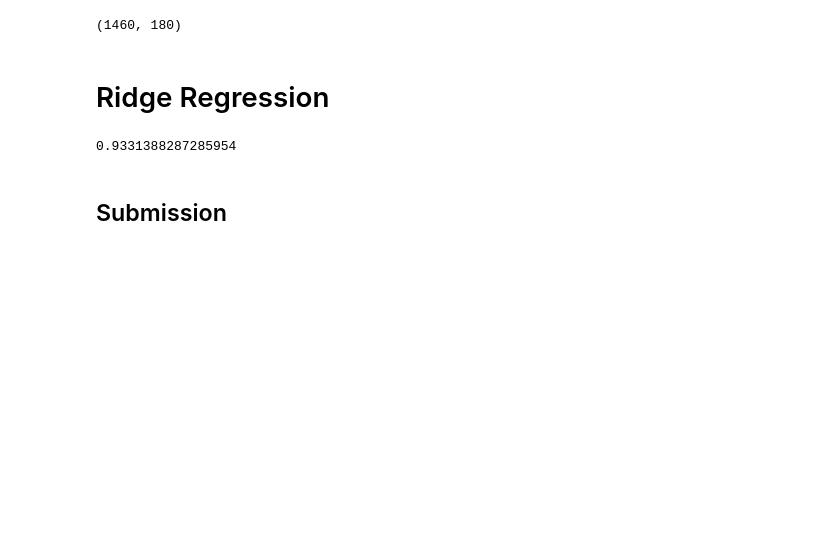
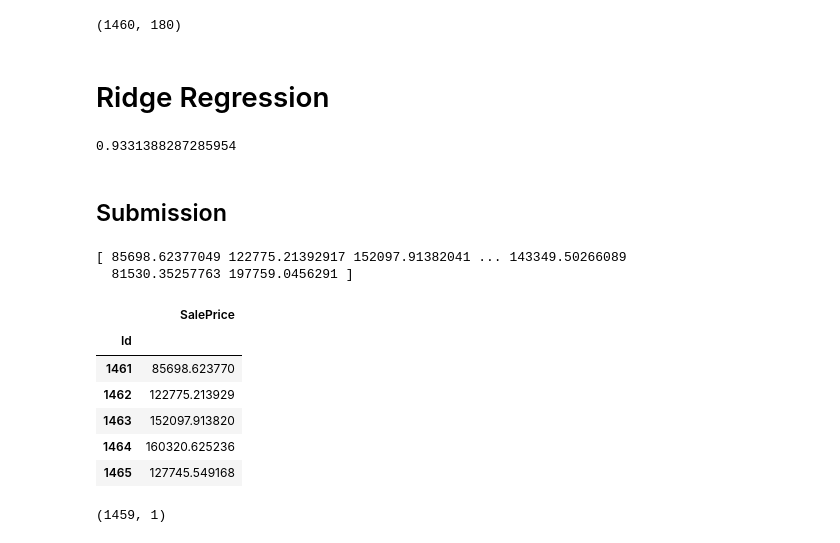
Before and after one commit to taaha/House-Price-Prediction, a Jupyter notebook: notebook999026cc55.ipynb, the cells around one changed output. Drawn from its saved outputs; the diff is of its cells as text; code cells hidden in the pictures; blank space fills up the shorter version.

```diff
--- a/notebook999026cc55.ipynb
+++ b/notebook999026cc55.ipynb
@@ -159,8 +170,9 @@ X_test=test
 from sklearn.preprocessing import StandardScaler
 
 scaler = StandardScaler()
-X_scaled = scaler.fit_transform(X)
-X_scaled
+X_scaled_train = scaler.fit_transform(X_train)
+X_scaled_test = scaler.transform(X_test)
+X_scaled_train
 # %% [output]
 array([[-1.73086488,  0.07337496,  0.2128772 , ..., -0.11785113,
          0.4676514 , -0.30599503],
@@ -194,9 +206,31 @@ X_pca.shape
 # %%
 from sklearn.linear_model import RidgeCV
 ridge = RidgeCV(alphas=[1e-3, 1e-2, 1e-1, 1], cv=4)
-ridge.fit(X_scaled, Y)
-ridge.score(X_scaled, Y)
+ridge.fit(X_scaled_train, Y_train)
+ridge.score(X_scaled_train, Y_train)
 # %% [output]
 0.9331388287285954
 # %% [markdown]
 ## Submission
+# %%
+predictions = ridge.predict(X_scaled_test)
+print(predictions)
+# %% [output]
+[ 85698.62377049 122775.21392917 152097.91382041 ... 143349.50266089
+  81530.35257763 197759.0456291 ]
+# %%
+X_test['SalePrice']=predictions
+#X_test.head()
+# %%
+submit = X_test[['Id','SalePrice']].set_index('Id')
+Id = X_test[["Id"]].to_numpy()
+SalePrice = X_test[["SalePrice"]].to_numpy()
+submit.head()
+# %% [output]
+|  | SalePrice |
+| Id |  |
+| 1461 | 85698.623770 |
+| 1462 | 122775.213929 |
+| 1463 | 152097.913820 |
+| 1464 | 160320.625236 |
+| 1465 | 127745.549168 |
@@ -202,0 +240,4 @@ ridge.score(X_scaled, Y)
+# %%
+SalePrice.shape
+# %% [output]
+(1459, 1)
```
Also changed, not shown: parts of 16 cells of this notebook.
